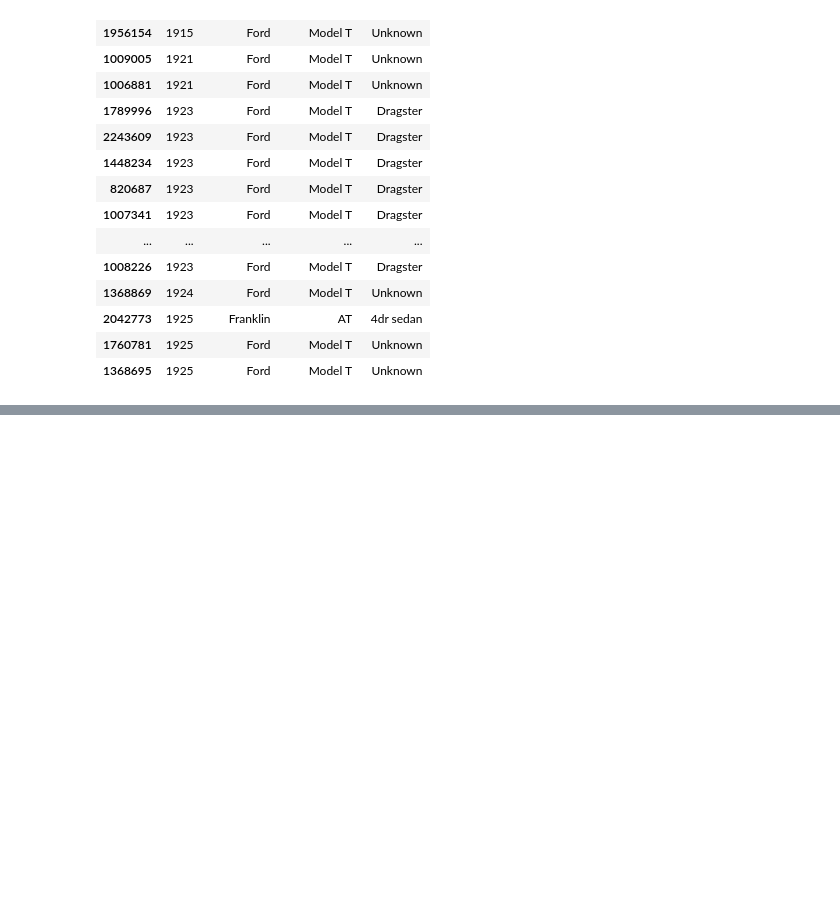
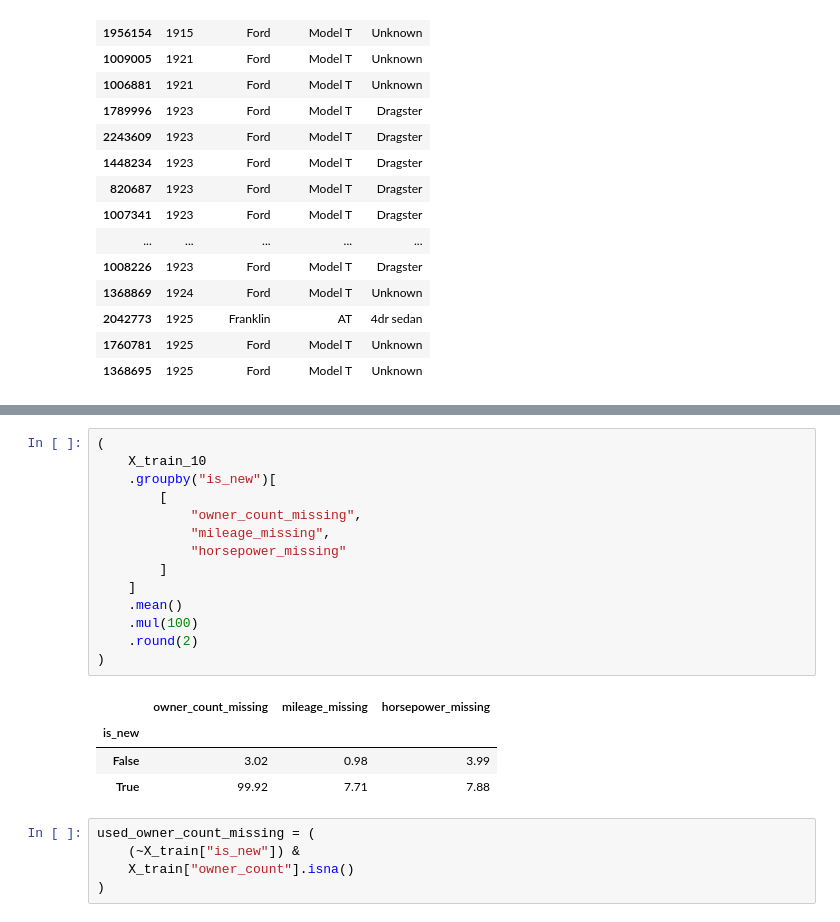
Before and after one commit to CaseyKiiza2026/vehicle-valuation-platform, a Jupyter notebook: notebooks/feature_engineering.ipynb, the cells around one changed output, grey strips where cells are left out. Cells and saved outputs as stored; diff of their text form; blank space fills up the shorter version.

```diff
--- a/notebooks/feature_engineering.ipynb
+++ b/notebooks/feature_engineering.ipynb
@@ -2752,0 +2771,24 @@ X_train[
+# %%
+(
+    X_train_10
+    .groupby("is_new")[
+        [
+            "owner_count_missing",
+            "mileage_missing",
+            "horsepower_missing"
+        ]
+    ]
+    .mean()
+    .mul(100)
+    .round(2)
+)
+# %% [output]
+|  | owner_count_missing | mileage_missing | horsepower_missing |
+| is_new |  |  |  |
+| False | 3.02 | 0.98 | 3.99 |
+| True | 99.92 | 7.71 | 7.88 |
+# %%
+used_owner_count_missing = (
+    (~X_train["is_new"]) &
+    X_train["owner_count"].isna()
+)
```
Also changed, not shown: parts of 4 cells of this notebook.
